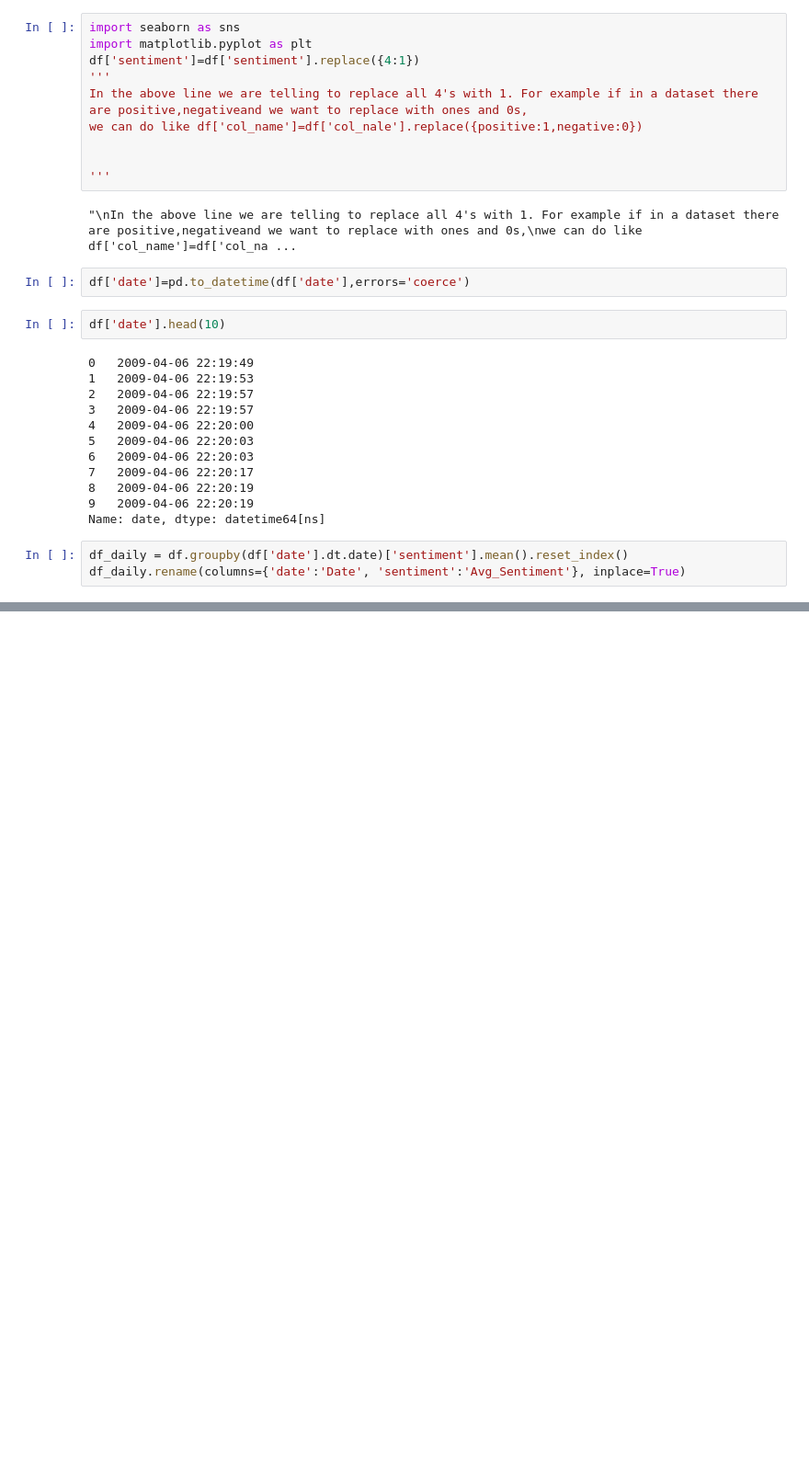
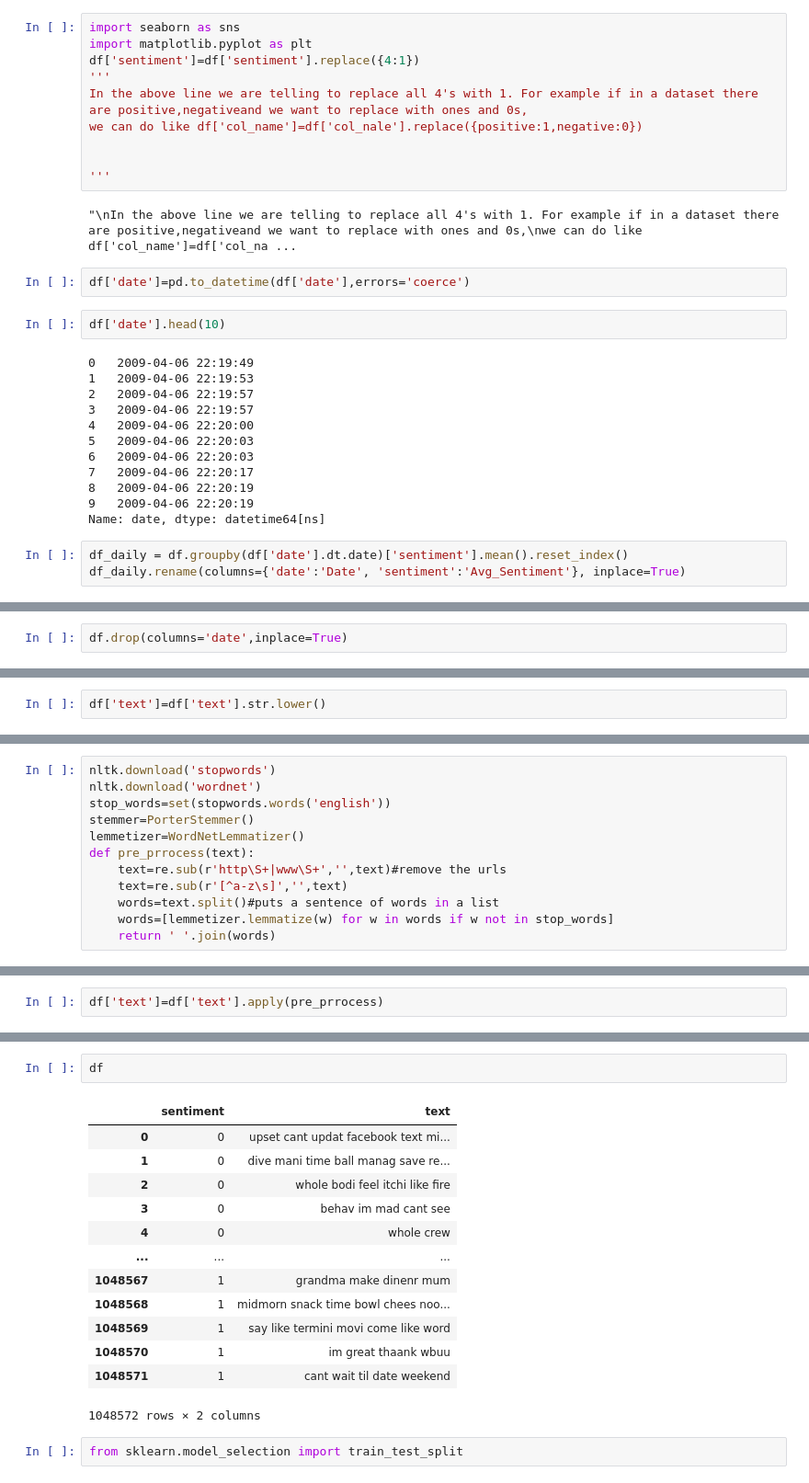
Before and after one commit to ris2002/Sentiment-Analysis-MLOPS, a Jupyter notebook: src/data_clean_verify.ipynb, the cells around one changed output, grey strips where cells are left out. Shown at 92% size. Saved outputs shown, nothing was run; the diff lists cells and outputs as text; blank space fills up the shorter version.

```diff
--- a/src/data_clean_verify.ipynb
+++ b/src/data_clean_verify.ipynb
@@ -110,0 +139,2 @@ plt.show()
+# %%
+df.drop(columns='date',inplace=True)
@@ -110,0 +154,2 @@ plt.show()
+# %%
+df['text']=df['text'].str.lower()
@@ -110,0 +162,12 @@ plt.show()
+# %%
+nltk.download('stopwords')
+nltk.download('wordnet')
+stop_words=set(stopwords.words('english'))
+stemmer=PorterStemmer()
+lemmetizer=WordNetLemmatizer()
+def pre_prrocess(text):
+    text=re.sub(r'http\S+|www\S+','',text)#remove the urls
+    text=re.sub(r'[^a-z\s]','',text)
+    words=text.split()#puts a sentence of words in a list
+    words=[lemmetizer.lemmatize(w) for w in words if w not in stop_words]
+    return ' '.join(words)
@@ -110,0 +180,2 @@ plt.show()
+# %%
+df['text']=df['text'].apply(pre_prrocess)
@@ -110,0 +197,18 @@ plt.show()
+# %%
+df
+# %% [output]
+|  | sentiment | text |
+| 0 | 0 | upset cant updat facebook text mi... |
+| 1 | 0 | dive mani time ball manag save re... |
+| 2 | 0 | whole bodi feel itchi like fire |
+| 3 | 0 | behav im mad cant see |
+| 4 | 0 | whole crew |
+| ... | ... | ... |
+| 1048567 | 1 | grandma make dinenr mum |
+| 1048568 | 1 | midmorn snack time bowl chees noo... |
+| 1048569 | 1 | say like termini movi come like word |
+| 1048570 | 1 | im great thaank wbuu |
+| 1048571 | 1 | cant wait til date weekend |
+1048572 rows × 2 columns
+# %%
+from sklearn.model_selection import train_test_split
```
Also changed, not shown: parts of 13 cells of this notebook, 6 other files.
